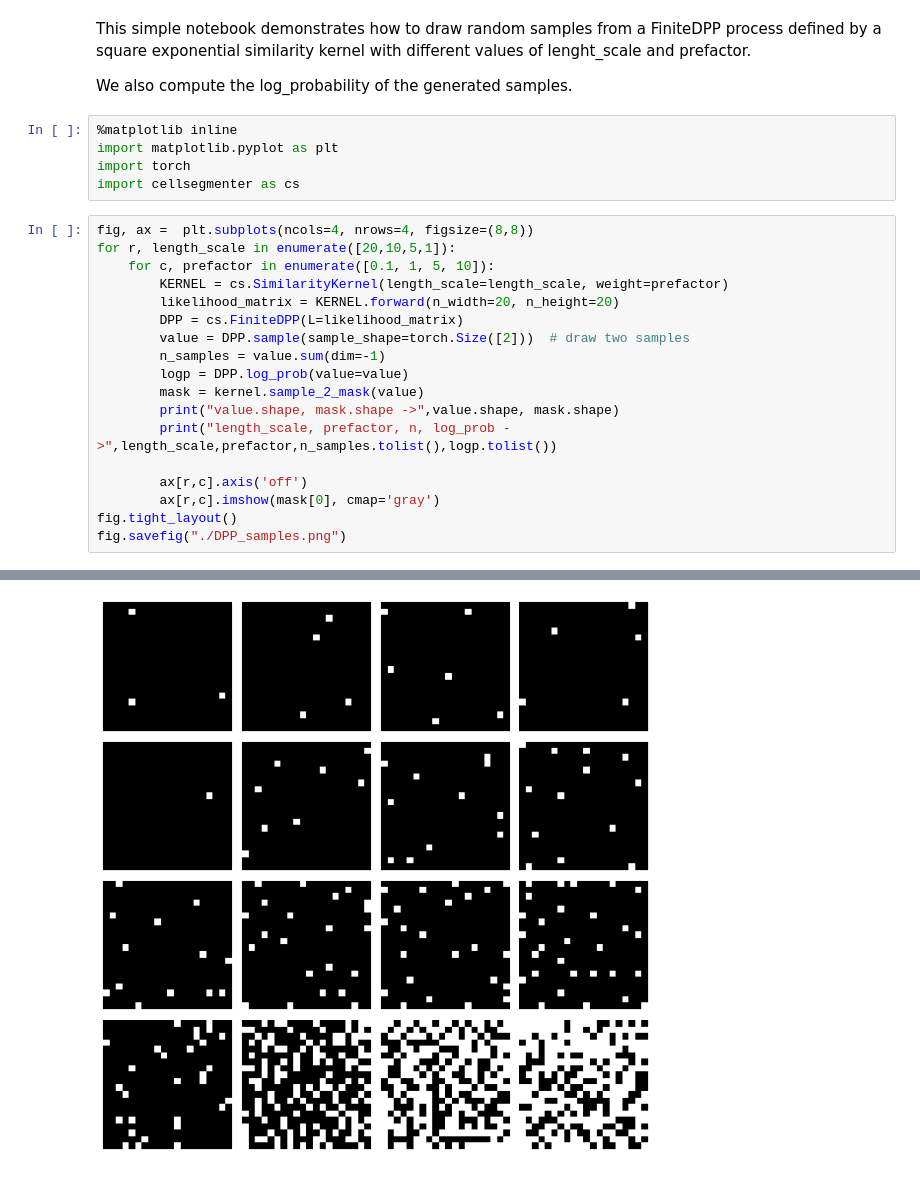
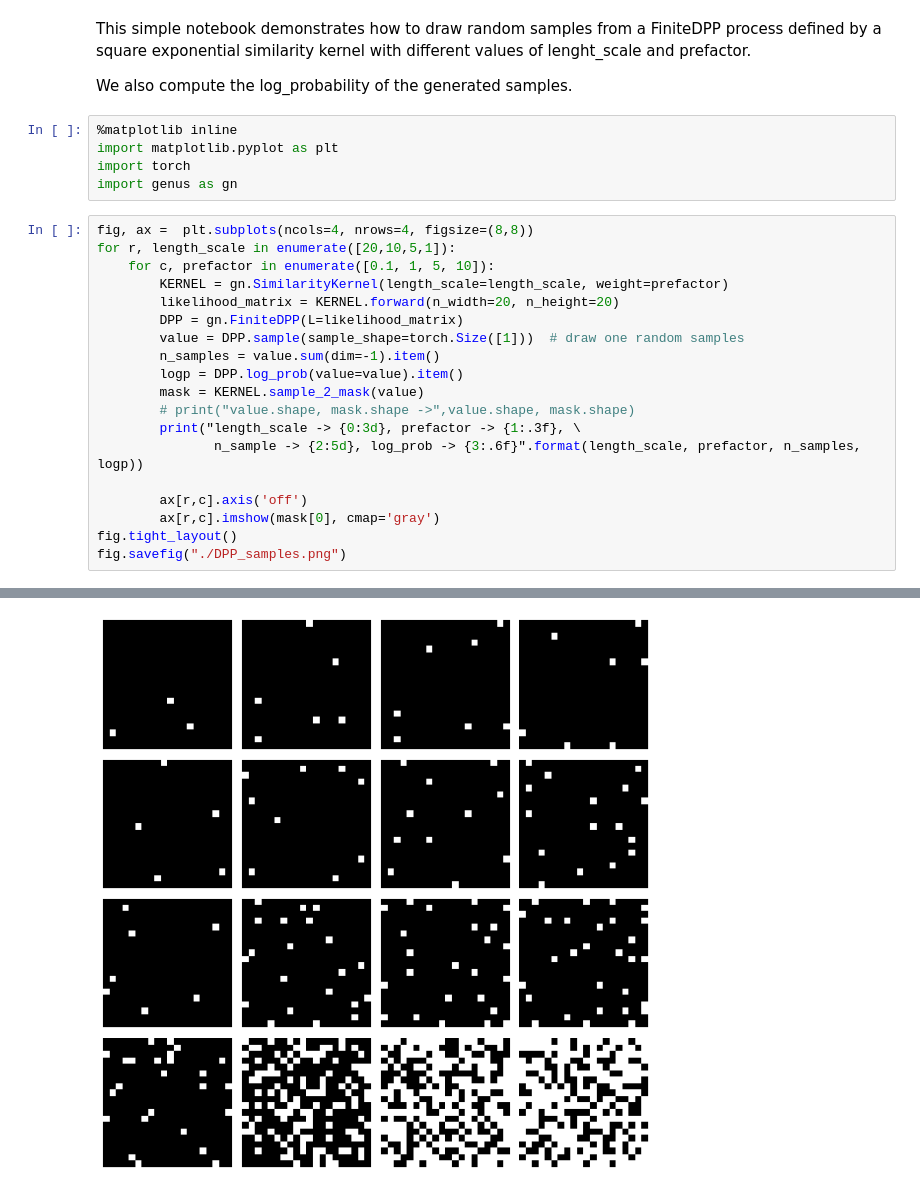
Before and after one commit to broadinstitute/genus, a Jupyter notebook: notebooks/notebook2_DPP.ipynb, the cells around one changed output, grey strips where cells are left out. Saved outputs shown, nothing was run; the diff lists cells and outputs as text.

```diff
--- a/notebooks/notebook2_DPP.ipynb
+++ b/notebooks/notebook2_DPP.ipynb
@@ -8,20 +8,21 @@ We also compute the log_probability of the generated samples.
 %matplotlib inline
 import matplotlib.pyplot as plt
 import torch
-import cellsegmenter as cs
+import genus as gn
 # %%
 fig, ax =  plt.subplots(ncols=4, nrows=4, figsize=(8,8))
 for r, length_scale in enumerate([20,10,5,1]):
     for c, prefactor in enumerate([0.1, 1, 5, 10]):
-        KERNEL = cs.SimilarityKernel(length_scale=length_scale, weight=prefactor)
+        KERNEL = gn.SimilarityKernel(length_scale=length_scale, weight=prefactor)
         likelihood_matrix = KERNEL.forward(n_width=20, n_height=20)
-        DPP = cs.FiniteDPP(L=likelihood_matrix)
-        value = DPP.sample(sample_shape=torch.Size([2]))  # draw two samples
-        n_samples = value.sum(dim=-1)
-        logp = DPP.log_prob(value=value)
-        mask = kernel.sample_2_mask(value)
-        print("value.shape, mask.shape ->",value.shape, mask.shape)
-        print("length_scale, prefactor, n, log_prob ->",length_scale,prefactor,n_samples.tolist(),logp.tolist())
+        DPP = gn.FiniteDPP(L=likelihood_matrix)
+        value = DPP.sample(sample_shape=torch.Size([1]))  # draw one random samples
+        n_samples = value.sum(dim=-1).item()
+        logp = DPP.log_prob(value=value).item()
+        mask = KERNEL.sample_2_mask(value)
+        # print("value.shape, mask.shape ->",value.shape, mask.shape)
+        print("length_scale -> {0:3d}, prefactor -> {1:.3f}, \
+               n_sample -> {2:5d}, log_prob -> {3:.6f}".format(length_scale, prefactor, n_samples, logp))
 
         ax[r,c].axis('off')
         ax[r,c].imshow(mask[0], cmap='gray')
@@ -48 +48 @@ length_scale, prefactor, n, log_prob -> 1 10 [260, 255] [-259.78765869140625, -2
-[figure, old version]
+[figure, new version]
```
Also changed, not shown: parts of 1 cell of this notebook, 2 other files.
